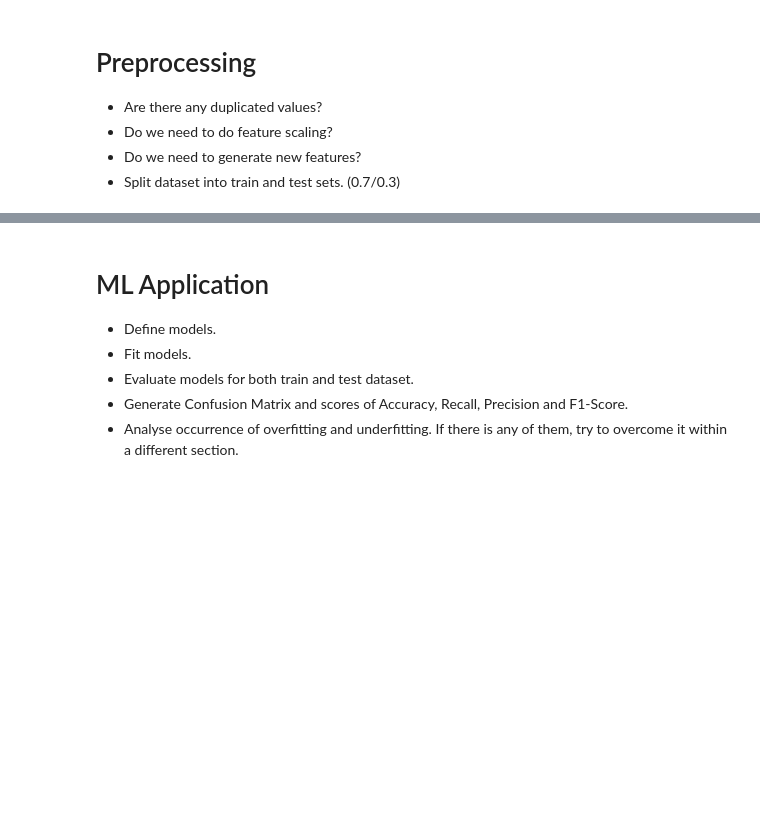
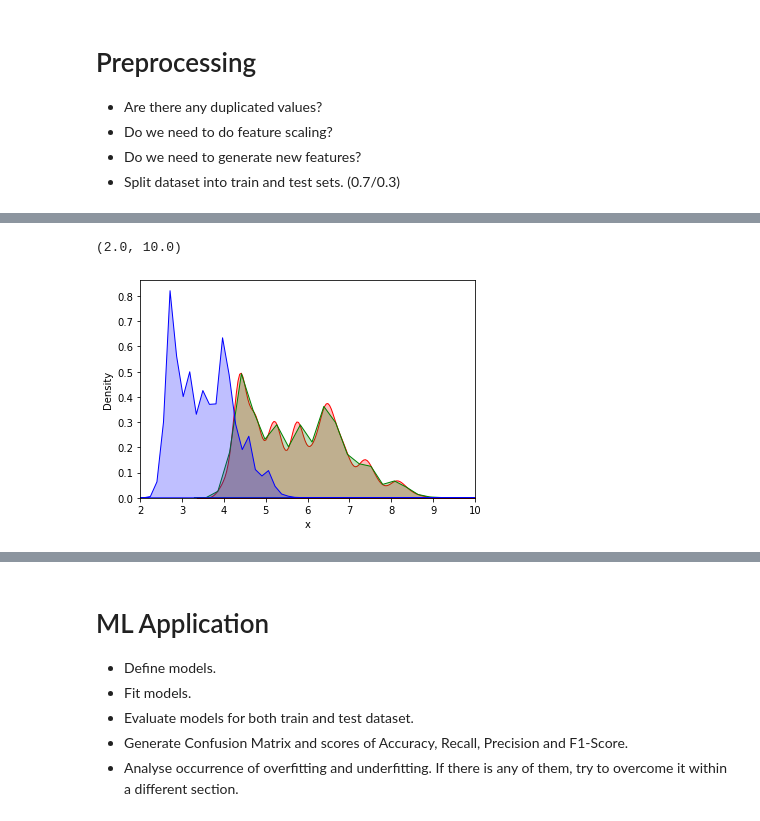
Before and after one commit to ezgicug/GlobalAIHubMachineLearningCourse, a Jupyter notebook: Final Project/Final Project.ipynb, the cells around one changed output, grey strips where cells are left out. Saved outputs shown, nothing was run; the diff lists cells and outputs as text; code cells hidden in the pictures; blank space fills up the shorter version.

```diff
--- a/Final Project/Final Project.ipynb
+++ b/Final Project/Final Project.ipynb
@@ -216,0 +249,8 @@ df_raw
+# %%
+sns.kdeplot(df_raw['x'] ,shade=True , color='r' )
+sns.kdeplot(df_raw['y'] , shade=True , color='g' )
+sns.kdeplot(df_raw['z'] , shade= True , color='b')
+plt.xlim(2,10)
+# %% [output]
+(2.0, 10.0)
+[figure, added]
```
Also changed, not shown: parts of 25 cells of this notebook.
